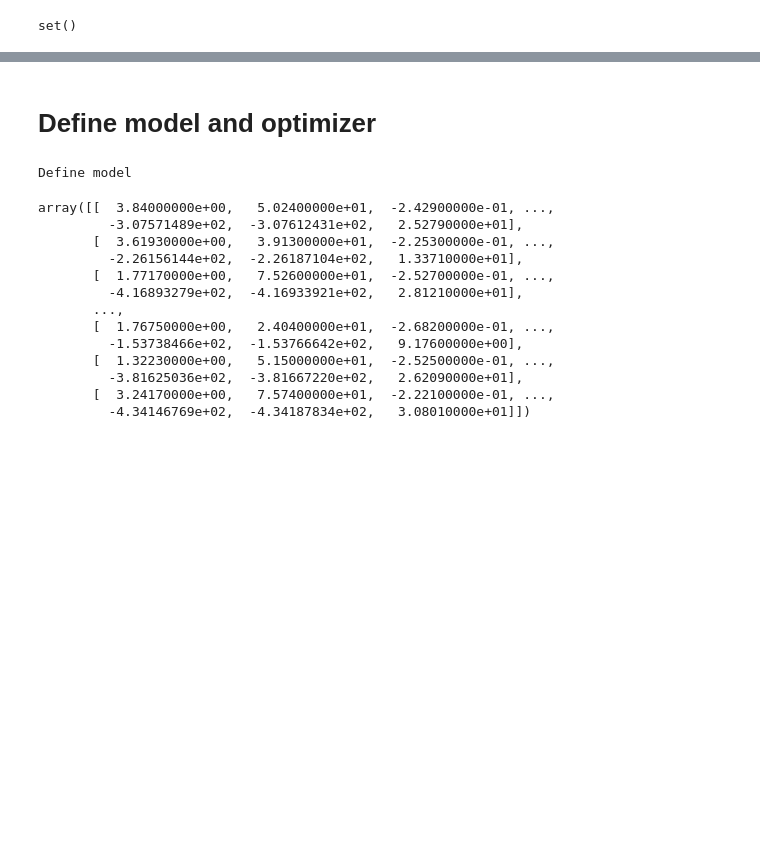
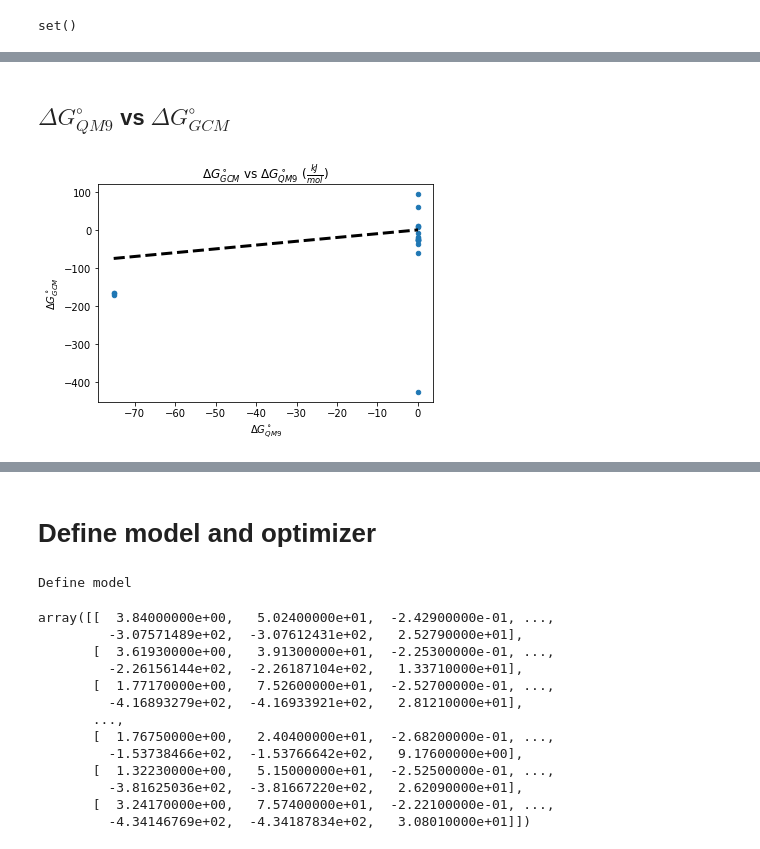
Before and after one commit to PNNL-CompBio/graph-neural-networks, a Jupyter notebook: ChemGraphNN.ipynb, the cells around one changed output, grey strips where cells are left out. Drawn from its saved outputs; the diff is of its cells as text; code cells hidden in the pictures; blank space fills up the shorter version.

Commit message:
GCM vs QM9 delta G_rxn

```diff
--- a/ChemGraphNN.ipynb
+++ b/ChemGraphNN.ipynb
@@ -203,8 +205,8 @@ qm9_metacyc_dG.to_csv('QM9_DFT_deltaG0f.tab',index=True, sep='\t')
 | 398 | CPD0-1327 | -514.027850 |
 399 rows × 2 columns
 # %%
-qm9_metacyc_dG_avg = qm9_metacyc_dG.reset_index().groupby('index').min().dropna()
-qm9_metacyc_dG_avg
+qm9_metacyc_dG_min = qm9_metacyc_dG.reset_index().groupby('index').min().dropna()
+qm9_metacyc_dG_min
 # %% [output]
 |  | 0 |
 | index |  |
@@ -259,5 +261,6 @@ set(metabs) -set(qm9_metacyc_dG_avg[0].index)
 # %% [output]
 set()
 # %%
-S.T.dot(qm9_metacyc_dG_avg[0][metabs])
+deltaG = S.T.dot(qm9_metacyc_dG_avg[0][metabs]).to_frame('$\Delta G^\circ_{QM9}$')
+deltaG
 # %% [output]
@@ -280,0 +285,17 @@ dtype: float64
+# %% [markdown]
+## $\Delta G^\circ_{QM9}$ vs $\Delta G^\circ_{GCM}$
+# %%
+%matplotlib inline
+import matplotlib.pyplot as plt
+friendly_rxns = pd.read_table('Dataset/friendly-metacyc-rxns.tab',index_col='FrameId')
+deltaG['$\Delta G^\circ_{GCM}$'] = friendly_rxns.loc[rxns,'dG']*4.184
+deltaG.plot(y='$\Delta G^\circ_{GCM}$',x='$\Delta G^\circ_{QM9}$',kind='scatter',title=r'$\Delta G^\circ_{GCM}$ vs $\Delta G^\circ_{QM9}$ ($\frac{kJ}{mol}$)')
+identity_line = np.linspace(max(deltaG['$\Delta G^\circ_{GCM}$'].min(),
+                                deltaG['$\Delta G^\circ_{QM9}$'].min()),
+                            min(deltaG['$\Delta G^\circ_{GCM}$'].max(),
+                                deltaG['$\Delta G^\circ_{QM9}$'].max()))
+plt.plot(identity_line, identity_line, color="black", linestyle="dashed", linewidth=3.0)
+
+plt.savefig('Dataset/GCM_vs_QM9.png')
+# %% [output]
+[figure, added]
```
Also changed, not shown: parts of 4 cells of this notebook, 2 other files.
